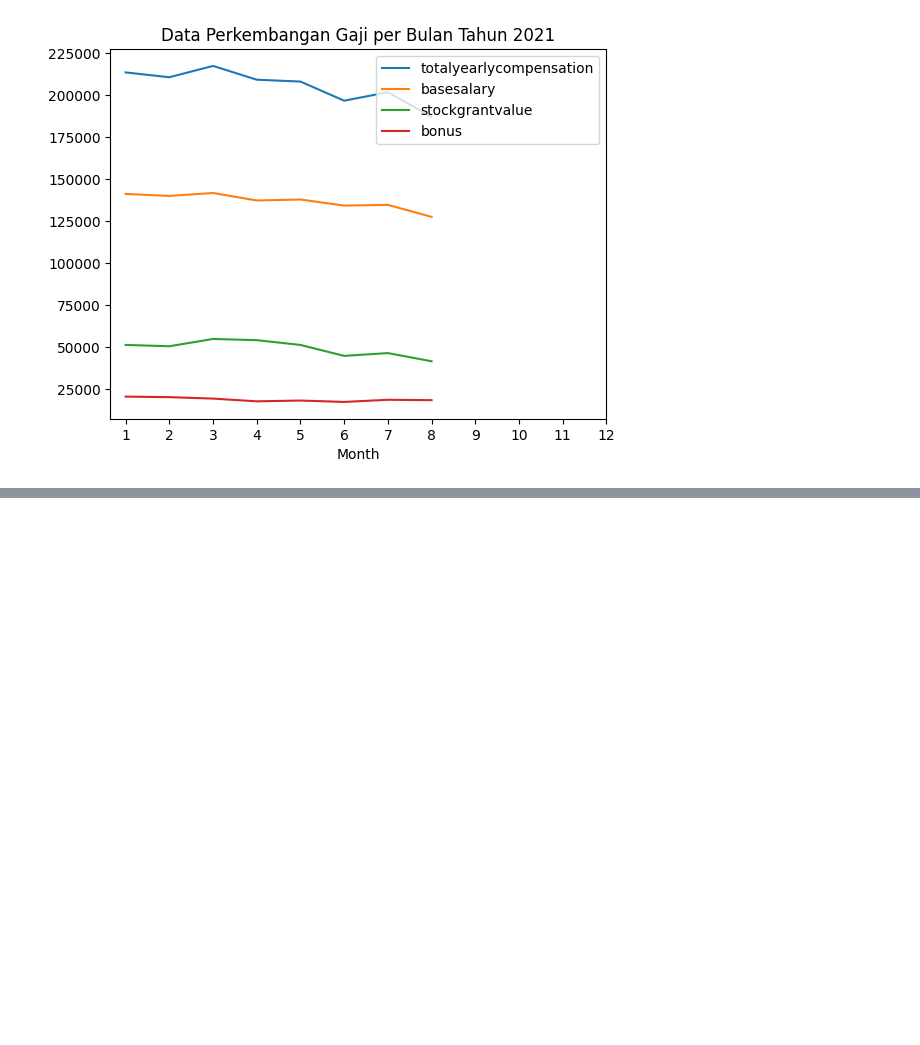
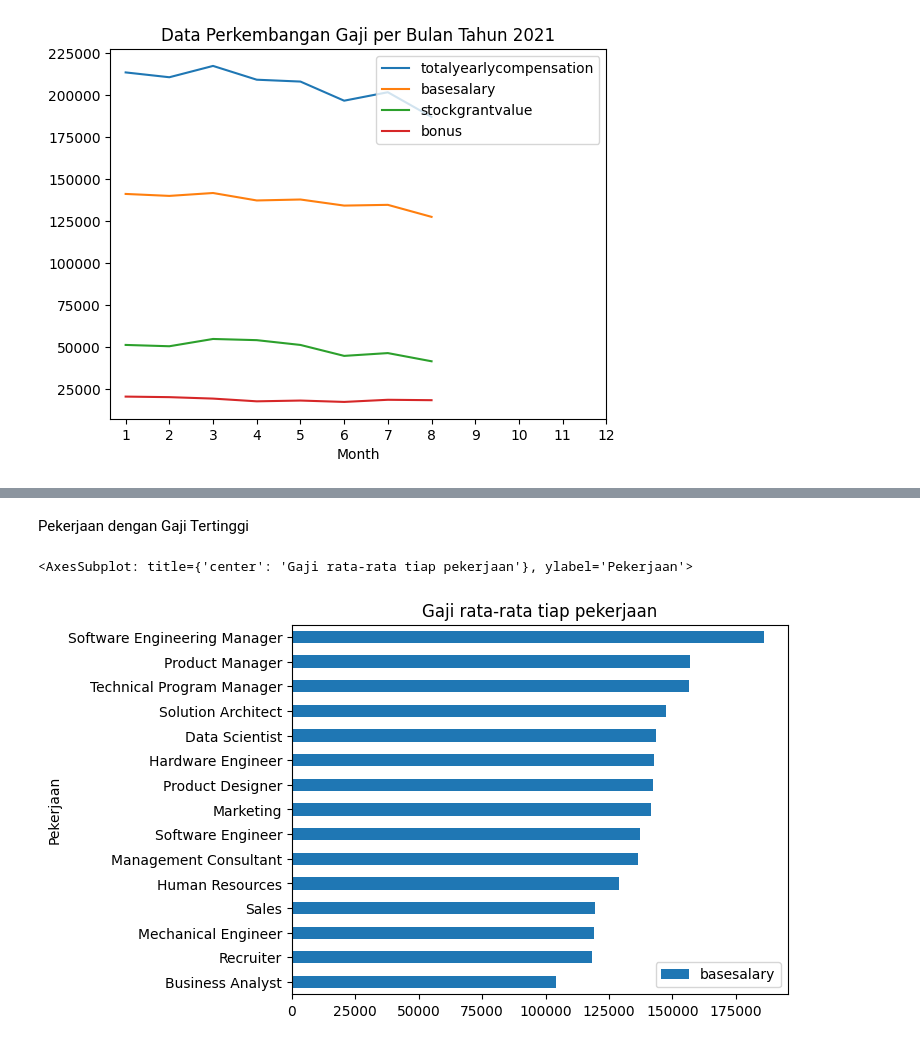
Before and after one commit to fairuzald/andat-Tubes2, a Jupyter notebook: main.ipynb, the cells around one changed output, grey strips where cells are left out. Saved outputs shown, nothing was run; the diff lists cells and outputs as text; code cells hidden in the pictures; blank space fills up the shorter version.

```diff
--- a/main.ipynb
+++ b/main.ipynb
@@ -680,0 +709,9 @@ plt.show()
+# %% [markdown]
+Pekerjaan dengan Gaji Tertinggi
+# %%
+df3 = data.groupby("title")[["basesalary"]].mean().sort_values(by = ['basesalary'],ascending=True)
+
+df3.plot(kind="barh",title = "Gaji rata-rata tiap pekerjaan", xlabel = 'Pekerjaan', ylabel = 'Gaji Rata-rata',fontsize=10)
+# %% [output]
+<AxesSubplot: title={'center': 'Gaji rata-rata tiap pekerjaan'}, ylabel='Pekerjaan'>
+[figure, added]
```
Also changed, not shown: parts of 27 cells of this notebook.
